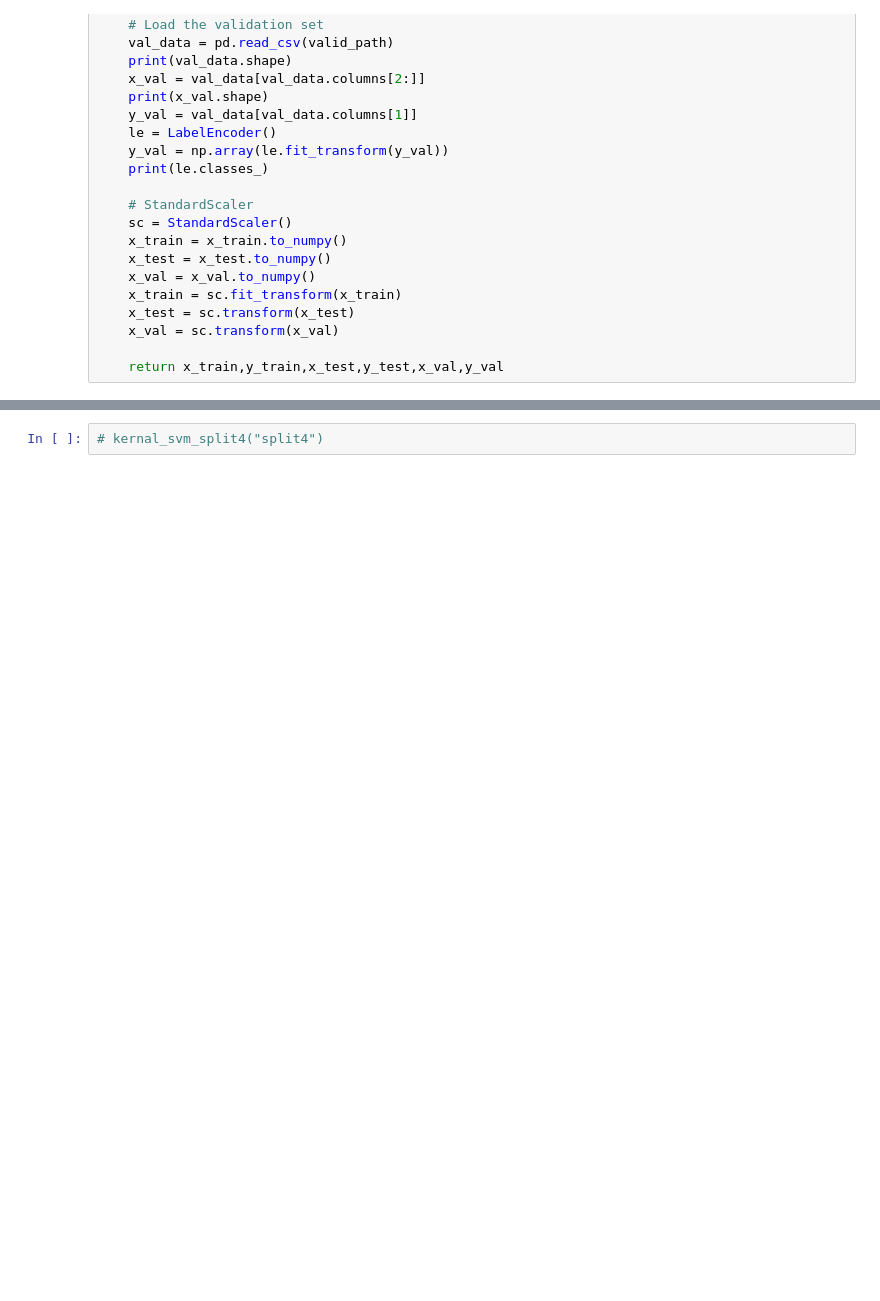
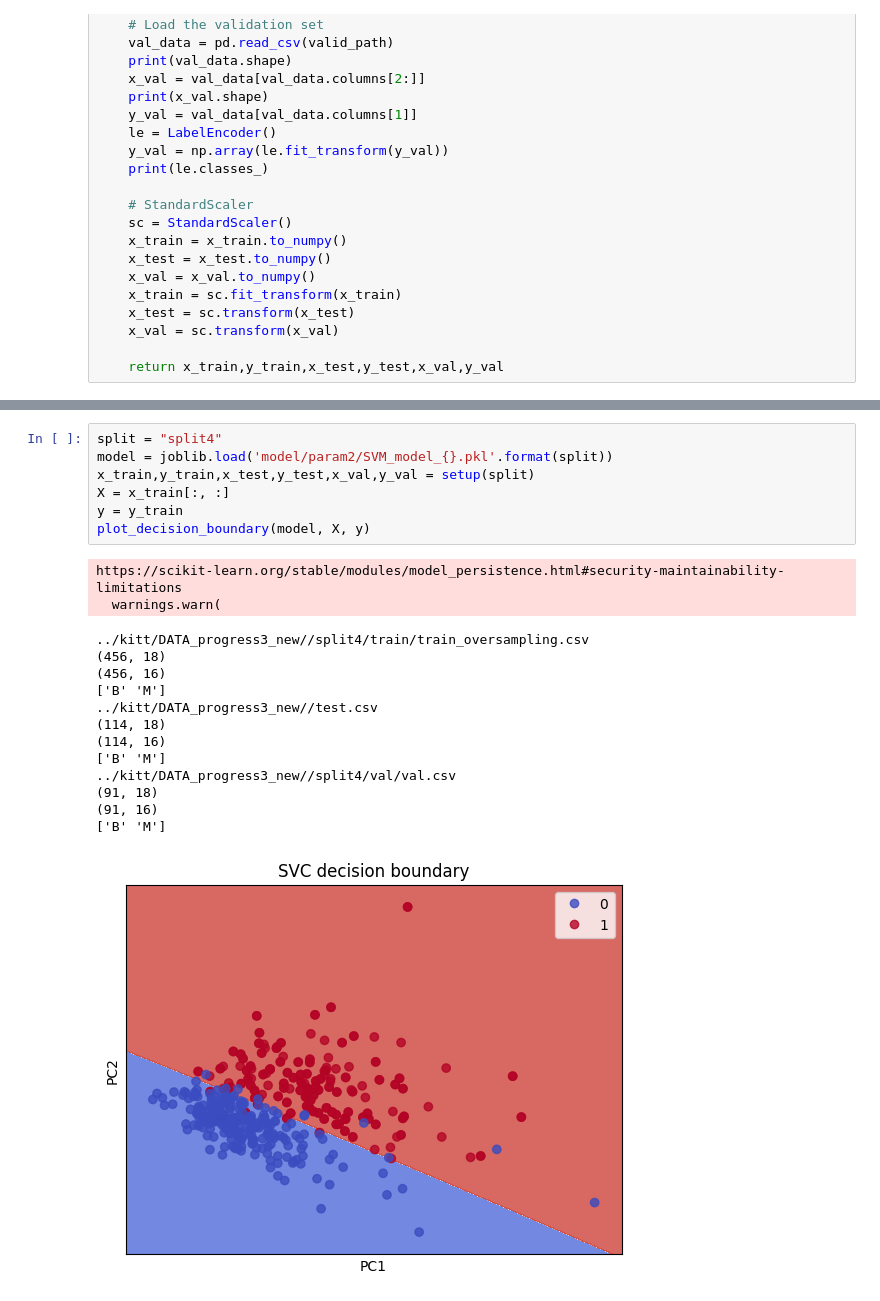
Before and after one commit to 6410615139/Project_Cancer, a Jupyter notebook: SVM_progress3/svm_plot.ipynb, the cells around one changed output, grey strips where cells are left out. Cells and saved outputs as stored; diff of their text form; blank space fills up the shorter version.

```diff
--- a/SVM_progress3/svm_plot.ipynb
+++ b/SVM_progress3/svm_plot.ipynb
@@ -421,3 +501,24 @@ kernal_svm_split2("split2")
 # %%
-# kernal_svm_split4("split4")
+split = "split4"
+model = joblib.load('model/param2/SVM_model_{}.pkl'.format(split))
+x_train,y_train,x_test,y_test,x_val,y_val = setup(split)
+X = x_train[:, :]
+y = y_train
+plot_decision_boundary(model, X, y)
+# %% [output]
+https://scikit-learn.org/stable/modules/model_persistence.html#security-maintainability-limitations
+  warnings.warn(
+../kitt/DATA_progress3_new//split4/train/train_oversampling.csv
+(456, 18)
+(456, 16)
+['B' 'M']
+../kitt/DATA_progress3_new//test.csv
+(114, 18)
+(114, 16)
+['B' 'M']
+../kitt/DATA_progress3_new//split4/val/val.csv
+(91, 18)
+(91, 16)
+['B' 'M']
+[figure, added]
 # %%
```
Also changed, not shown: parts of 15 cells of this notebook, 2 other files.
